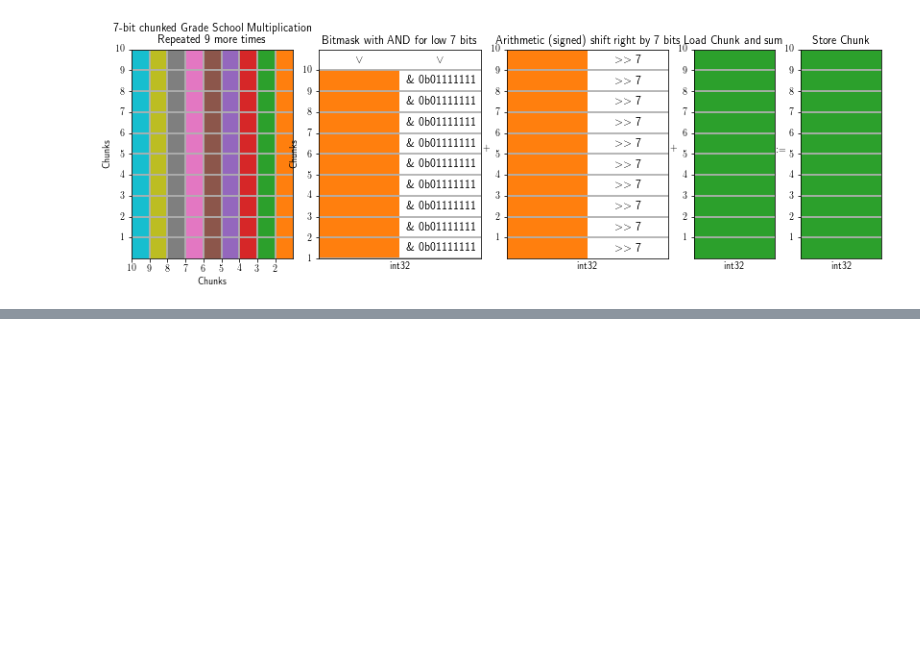
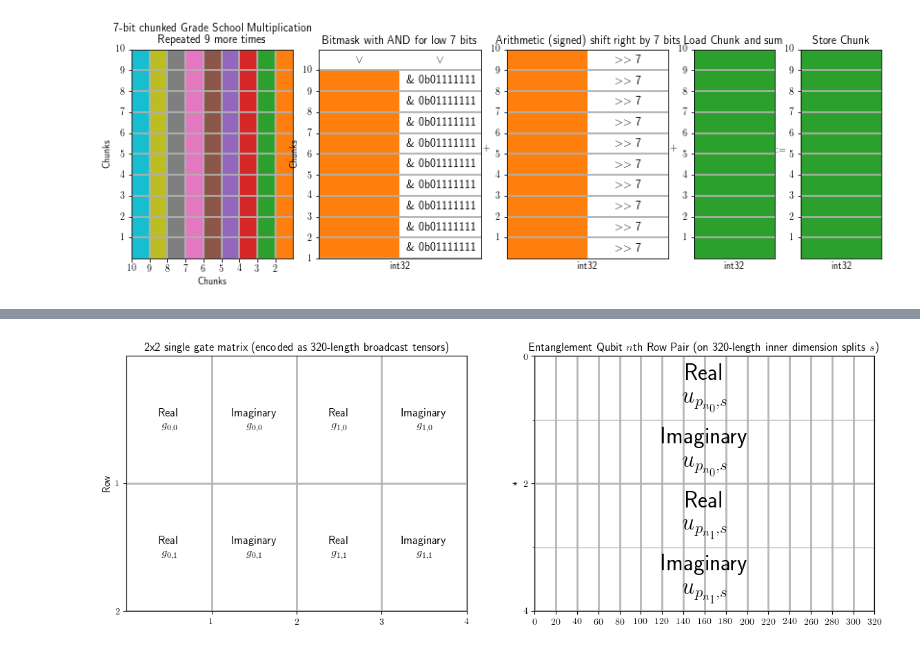
Before and after one commit to GregoryMorse/maxeler, a Jupyter notebook: LoopHafnian/Groq Chip Vector Matrix Multiplication Demo.ipynb, the cells around one changed output, grey strips where cells are left out. Drawn from its saved outputs; the diff is of its cells as text; code cells hidden in the pictures; blank space fills up the shorter version.

```diff
--- a/LoopHafnian/Groq Chip Vector Matrix Multiplication Demo.ipynb
+++ b/LoopHafnian/Groq Chip Vector Matrix Multiplication Demo.ipynb
@@ -627,0 +628,33 @@ fig.show()
+# %%
+import matplotlib.pyplot as plt
+plt.rcParams['text.usetex'] = True
+plt.rcParams['pgf.texsystem'] = 'pdflatex'
+fig, axs = plt.subplots(1, 2, gridspec_kw={'width_ratios': [1, 1]})
+fig.set_figwidth(14)
+ax = axs[0]
+ax.set_xlim(0, 4)
+ax.set_ylim(2, 0)
+ax.set_xticks(range(1, 4+1))
+ax.set_yticks(range(1, 2+1))
+ax.set_ylabel("Row")
+ax.grid(which='major', alpha=0.9, linewidth=2)
+ax.set_title("2x2 single gate matrix (encoded as 320-length broadcast tensors)")
+for i in range(4):
+    for j in range(2):
+        ax.text(0.5+i, 0.5+j, ("Real" if (i%2)==0 else "Imaginary") + "\n$g_{" + str(i//2) + "," + str(j) + "}$", size=12, ha="center", va="center")
+ax = axs[1]
+ax.set_xlim(0, 320)
+ax.set_ylim(4, 0)
+ax.set_xticks(range(0, 320+1, 20))
+ax.set_yticks(range(0, 4+1, 2))
+ax.set_yticks(range(1, 4+1, 2), minor=True)
+ax.set_ylabel("*")
+ax.grid(which='major', alpha=0.9, linewidth=2)
+ax.grid(which='minor', alpha=0.9, linewidth=1)
+ax.set_title("Entanglement Qubit $n$th Row Pair (on 320-length inner dimension splits $s$)")
+for i in range(4):
+    ax.text(160, 0.5+i, ("Real" if (i % 2)==0 else "Imaginary") + "\n$u_{p_{n_" + str(i//2) + "},s}$", size=24, ha="center", va="center")
+fig.savefig("singlegatematmul.svg")
+fig.show()
+# %% [output]
+[figure, added]
```
Also changed, not shown: parts of 5 cells of this notebook.
